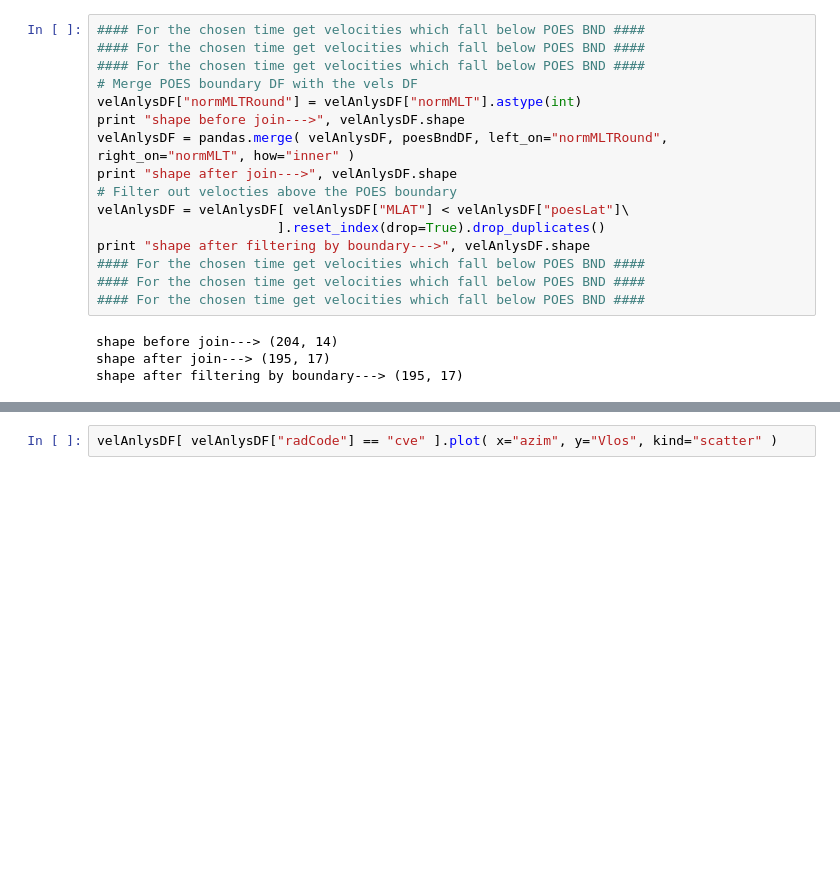
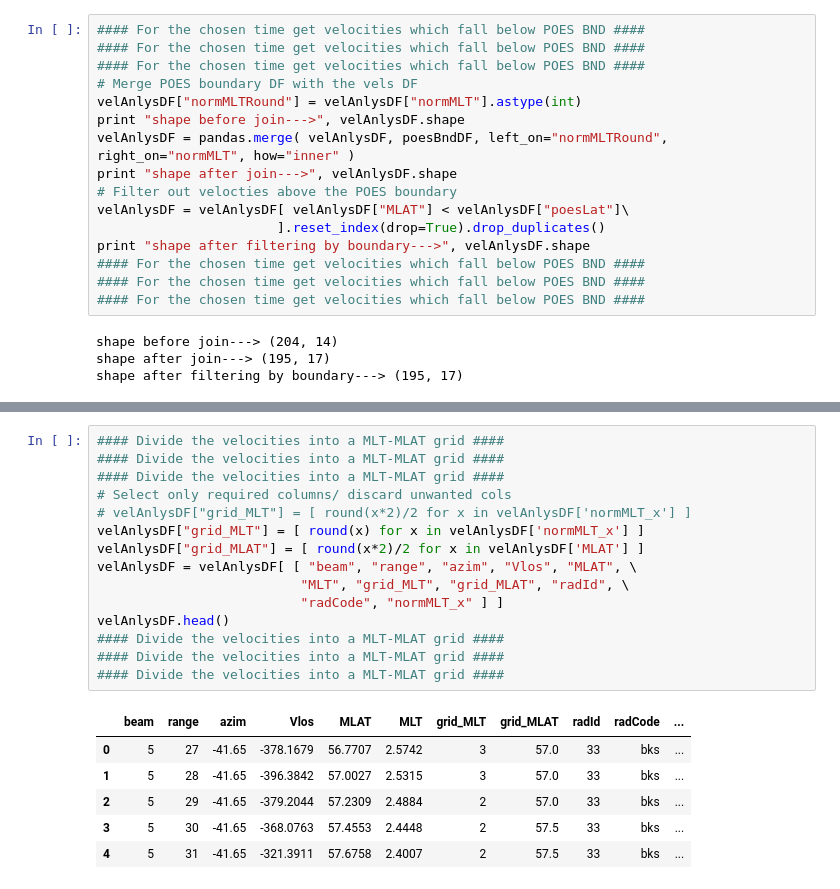
Before and after one commit to bharatreddy/vel-analys, a Jupyter notebook: ipy/saps_vels.ipynb, the cells around one changed output, grey strips where cells are left out. Drawn from its saved outputs; the diff is of its cells as text; blank space fills up the shorter version.

```diff
--- a/ipy/saps_vels.ipynb
+++ b/ipy/saps_vels.ipynb
@@ -161,2 +166,22 @@ ax.get_figure().savefig("../figs/rawVels.pdf",bbox_inches='tight')
-# %%
-velAnlysDF[ velAnlysDF["radCode"] == "cve" ].plot( x="azim", y="Vlos", kind="scatter" )
+# %%
+#### Divide the velocities into a MLT-MLAT grid ####
+#### Divide the velocities into a MLT-MLAT grid ####
+#### Divide the velocities into a MLT-MLAT grid ####
+# Select only required columns/ discard unwanted cols
+# velAnlysDF["grid_MLT"] = [ round(x*2)/2 for x in velAnlysDF['normMLT_x'] ]
+velAnlysDF["grid_MLT"] = [ round(x) for x in velAnlysDF['normMLT_x'] ]
+velAnlysDF["grid_MLAT"] = [ round(x*2)/2 for x in velAnlysDF['MLAT'] ]
+velAnlysDF = velAnlysDF[ [ "beam", "range", "azim", "Vlos", "MLAT", \
+                          "MLT", "grid_MLT", "grid_MLAT", "radId", \
+                          "radCode", "normMLT_x" ] ]
+velAnlysDF.head()
+#### Divide the velocities into a MLT-MLAT grid ####
+#### Divide the velocities into a MLT-MLAT grid ####
+#### Divide the velocities into a MLT-MLAT grid ####
+# %% [output]
+|  | beam | range | azim | Vlos | MLAT | MLT | grid_MLT | grid_MLAT | radId | radCode | ... |
+| 0 | 5 | 27 | -41.65 | -378.1679 | 56.7707 | 2.5742 | 3 | 57.0 | 33 | bks | ... |
+| 1 | 5 | 28 | -41.65 | -396.3842 | 57.0027 | 2.5315 | 3 | 57.0 | 33 | bks | ... |
+| 2 | 5 | 29 | -41.65 | -379.2044 | 57.2309 | 2.4884 | 2 | 57.0 | 33 | bks | ... |
+| 3 | 5 | 30 | -41.65 | -368.0763 | 57.4553 | 2.4448 | 2 | 57.5 | 33 | bks | ... |
+| 4 | 5 | 31 | -41.65 | -321.3911 | 57.6758 | 2.4007 | 2 | 57.5 | 33 | bks | ... |
```
Also changed, not shown: parts of 7 cells of this notebook, 3 other files.
